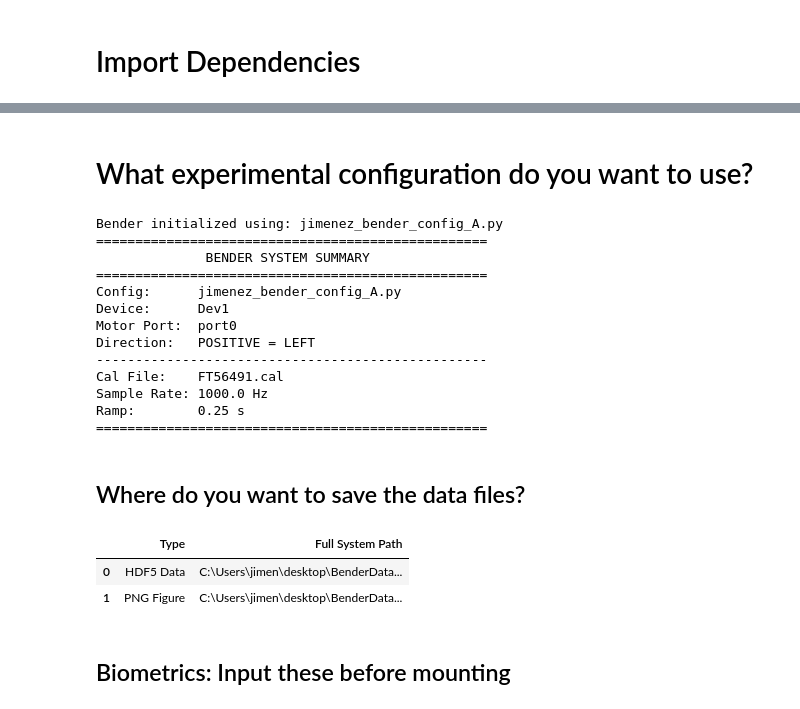
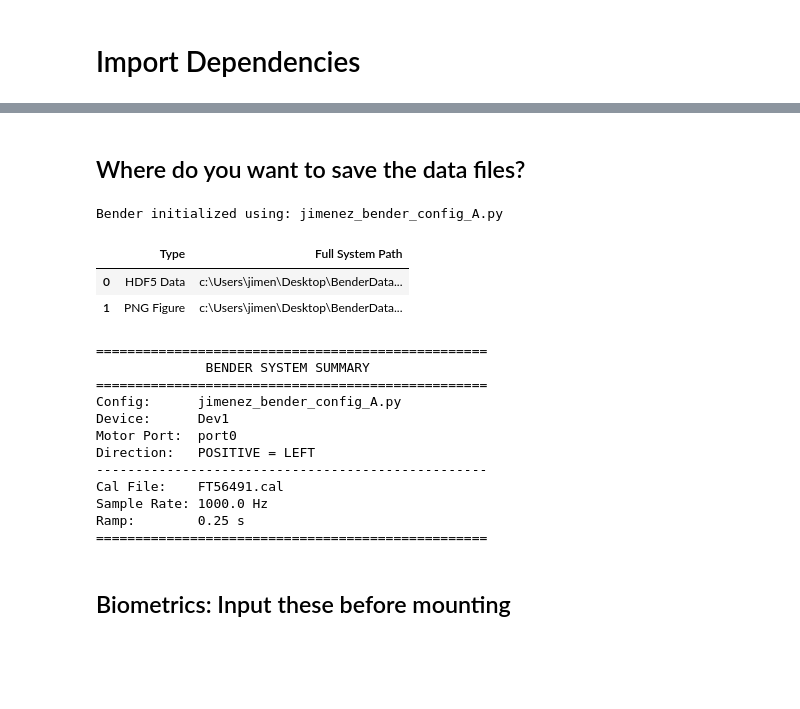
Before and after one commit to tytell/Bender3, a Jupyter notebook: bender_run.ipynb, the cells around one changed output, grey strips where cells are left out. Drawn from its saved outputs; the diff is of its cells as text; code cells hidden in the pictures; blank space fills up the shorter version.

```diff
--- a/bender_run.ipynb
+++ b/bender_run.ipynb
@@ -18,47 +17,44 @@ DEBUG: Loading bender_functions.py from: c:\Users\jimen\Desktop\Git_YEJ\Bender_P
 The autoreload extension is already loaded. To reload it, use:
   %reload_ext autoreload
-# %% [markdown]
-# What experimental configuration do you want to use?
-# %%
-# Import the necessary class and functions from your module
-from bender_functions import Bender
-bender = Bender(config_module_name='jimenez_bender_config_A')
-summary = bender.summary()
-# %% [output]
-Bender initialized using: jimenez_bender_config_A.py
-==================================================
-              BENDER SYSTEM SUMMARY
-==================================================
-Config:      jimenez_bender_config_A.py
-Device:      Dev1
-Motor Port:  port0
-Direction:   POSITIVE = LEFT
---------------------------------------------------
-Cal File:    FT56491.cal
-Sample Rate: 1000.0 Hz
-Ramp:        0.25 s
-==================================================
 # %% [markdown]
 ## Where do you want to save the data files?
 # %%
-# ADD data_folder and file name
-data_folder = r'C:\Users\jimen\desktop\BenderData'
-base_name = '2026-03-13_CodeTest_'
+# Add file paths, namse, and setup configuration
+bender = Bender(config_module_name='jimenez_bender_config_A')
+data_folder = r'c:\Users\jimen\Desktop\BenderData\2026-03-16_CodeTest'
+base_name = '2026-03-16_CodeTest_'
 
-#  Create and show the file names
+#region  Create/show file path AND check configuration summary
 outputfile = bender.increment_file_name(f"{data_folder}\\{base_name}.h5") # Create full file path
 outputfig = outputfile.replace('.h5', '.png') # Mirror that name for the figure by simply swapping the extension
 file_data = {
     "Type": ["HDF5 Data", "PNG Figure"],
     "Full System Path": [outputfile, outputfig]
 }
 df_files = pd.DataFrame(file_data) # Turn the Dictionary into a DataFrame Instance
 pd.set_option('display.max_colwidth', None) # Tell Pandas not to cut off any text in the columns
 display(df_files) # Display the Instance
+
+# Print the summary of the Bender instance to check that everything is set up correctly
+summary = bender.summary()
+#endregion
 # %% [output]
+Bender initialized using: jimenez_bender_config_A.py
 |  | Type | Full System Path |
-| 0 | HDF5 Data | C:\Users\jimen\desktop\BenderData... |
-| 1 | PNG Figure | C:\Users\jimen\desktop\BenderData... |
+| 0 | HDF5 Data | c:\Users\jimen\Desktop\BenderData... |
+| 1 | PNG Figure | c:\Users\jimen\Desktop\BenderData... |
+==================================================
+              BENDER SYSTEM SUMMARY
+==================================================
+Config:      jimenez_bender_config_A.py
+Device:      Dev1
+Motor Port:  port0
+Direction:   POSITIVE = LEFT
+--------------------------------------------------
+Cal File:    FT56491.cal
+Sample Rate: 1000.0 Hz
+Ramp:        0.25 s
+==================================================
 # %% [markdown]
 ## Biometrics: Input these before mounting
 # %%
```
Also changed, not shown: parts of 9 cells of this notebook, 5 other files.
